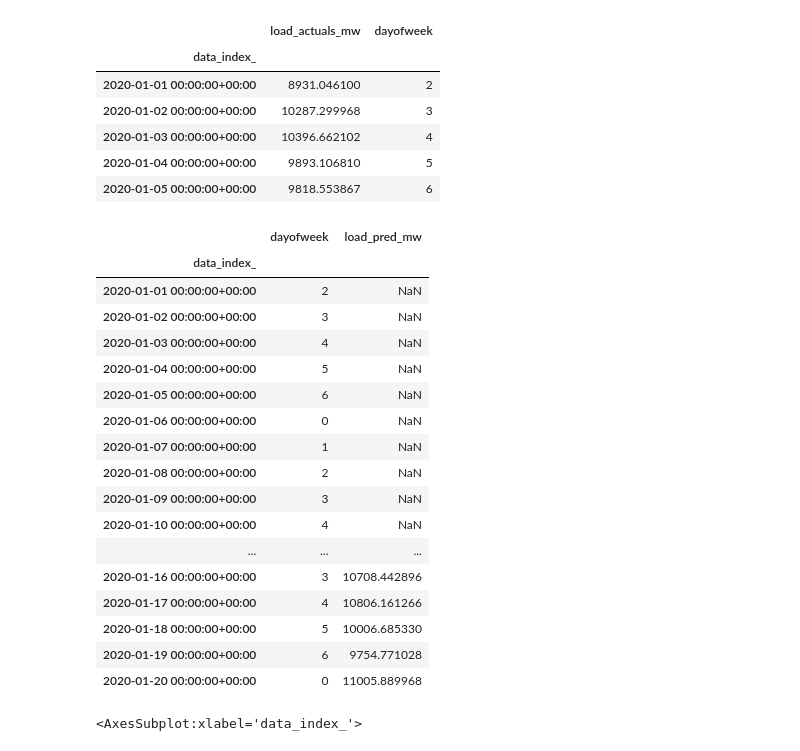
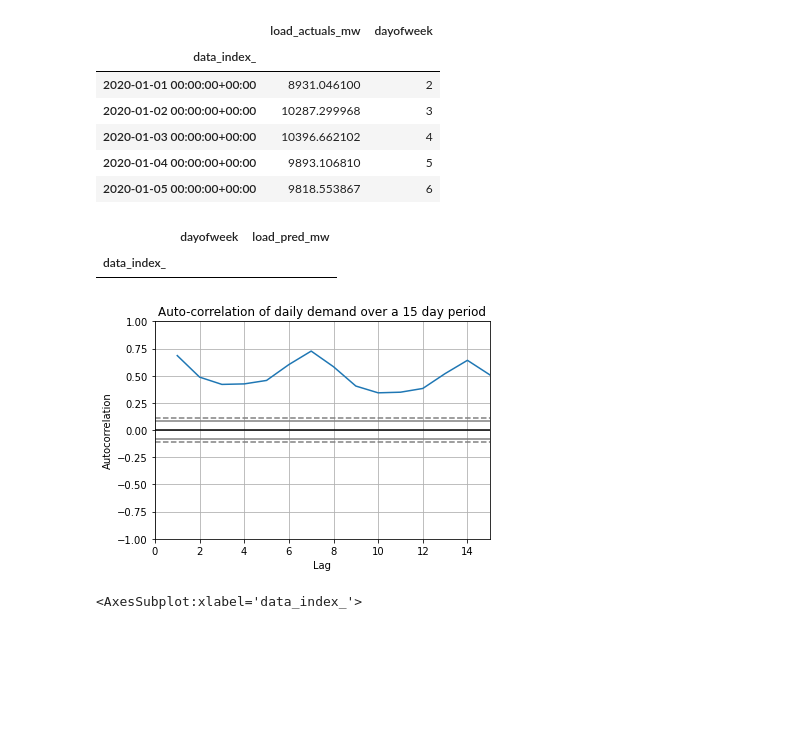
Before and after one commit to MBrouns/PyLadiesMLOpsCapstone, a Jupyter notebook: notebooks/prepare_data.ipynb, the cells around one changed output. Drawn from its saved outputs; the diff is of its cells as text; code cells hidden in the pictures; blank space fills up the shorter version.

```diff
--- a/notebooks/prepare_data.ipynb
+++ b/notebooks/prepare_data.ipynb
@@ -54,26 +60,17 @@ df_load_pred = (
     .set_index('data_index_')
 ).rename(columns ={'load_actuals_mw' : 'load_pred_mw'})
 # %%
-df_load_pred.head(20)
+df_load_pred.head(0)
 # %% [output]
 |  | dayofweek | load_pred_mw |
 | data_index_ |  |  |
-| 2020-01-01 00:00:00+00:00 | 2 | NaN |
-| 2020-01-02 00:00:00+00:00 | 3 | NaN |
-| 2020-01-03 00:00:00+00:00 | 4 | NaN |
-| 2020-01-04 00:00:00+00:00 | 5 | NaN |
-| 2020-01-05 00:00:00+00:00 | 6 | NaN |
-| 2020-01-06 00:00:00+00:00 | 0 | NaN |
-| 2020-01-07 00:00:00+00:00 | 1 | NaN |
-| 2020-01-08 00:00:00+00:00 | 2 | NaN |
-| 2020-01-09 00:00:00+00:00 | 3 | NaN |
-| 2020-01-10 00:00:00+00:00 | 4 | NaN |
-| ... | ... | ... |
-| 2020-01-16 00:00:00+00:00 | 3 | 10708.442896 |
-| 2020-01-17 00:00:00+00:00 | 4 | 10806.161266 |
-| 2020-01-18 00:00:00+00:00 | 5 | 10006.685330 |
-| 2020-01-19 00:00:00+00:00 | 6 | 9754.771028 |
-| 2020-01-20 00:00:00+00:00 | 0 | 11005.889968 |
+# %%
+autocorrelation_plot(df_load_daily['load_actuals_mw'].dropna())
+pyplot.xlim(0,15)
+pyplot.title('Auto-correlation of daily demand over a 15 day period')
+pyplot.show()
+# %% [output]
+[figure, added]
 # %%
 fig, ax = pyplot.subplots(figsize = [15, 5])
 df_load_daily.plot( ax = ax)
```
Also changed, not shown: parts of 12 cells of this notebook.
